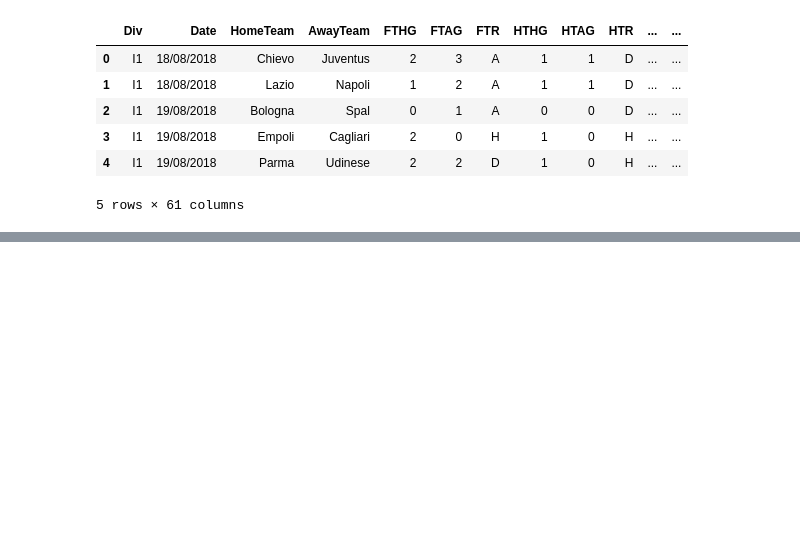
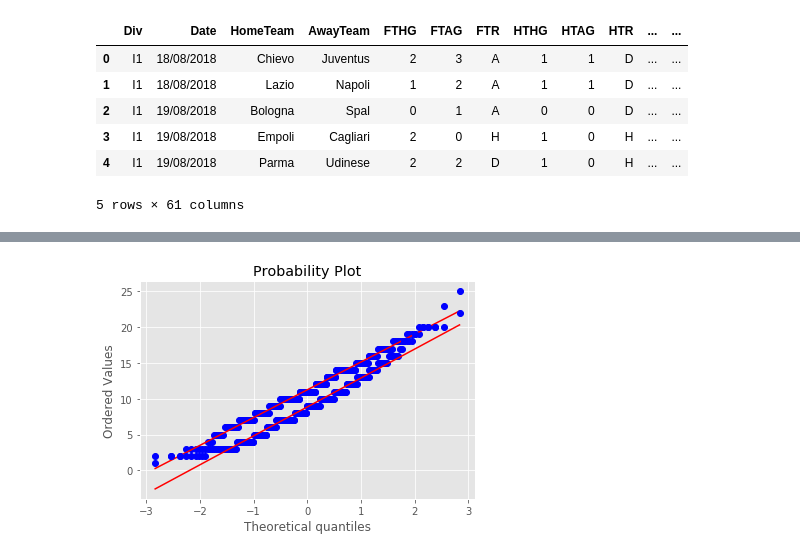
Before and after one commit to marjulio88/Inferential_Statistic, a Jupyter notebook: Inferential_Statistics_Udacity_Final_Project.ipynb, the cells around one changed output, grey strips where cells are left out. Saved outputs shown, nothing was run; the diff lists cells and outputs as text; code cells hidden in the pictures; blank space fills up the shorter version.

```diff
--- a/Inferential_Statistics_Udacity_Final_Project.ipynb
+++ b/Inferential_Statistics_Udacity_Final_Project.ipynb
@@ -68,0 +134,6 @@ Index(['Div', 'Date', 'HomeTeam', 'AwayTeam', 'FTHG', 'FTAG', 'FTR', 'HTHG',
+# %%
+stats.probplot(df['HS'], dist='norm',plot=plt)
+stats.probplot(df['AS'], dist='norm',plot=plt)
+plt.show()
+# %% [output]
+[figure, added]
```
Also changed, not shown: parts of 29 cells of this notebook.
